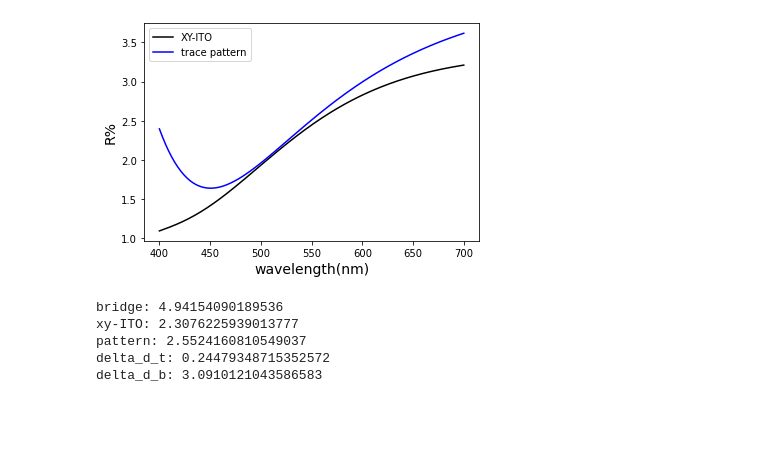
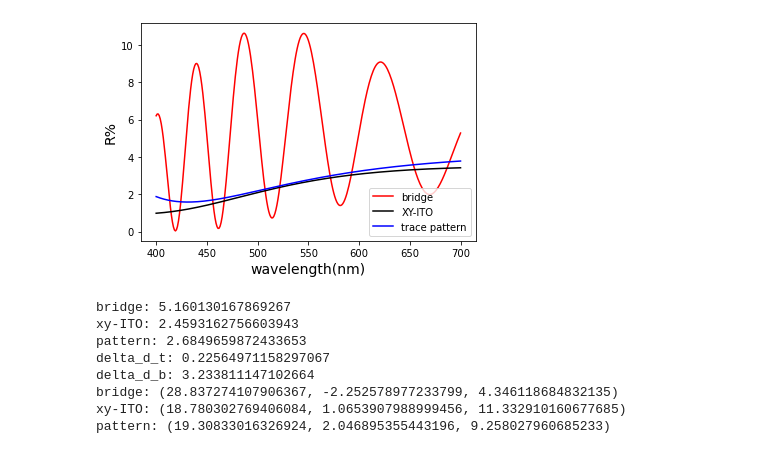
Before and after one commit to Yoway1994/ThinFilm, a Jupyter notebook: Nanya_Bonsai_simulation.ipynb, the cells around one changed output. Drawn from its saved outputs; the diff is of its cells as text; code cells hidden in the pictures; blank space fills up the shorter version.

```diff
--- a/Nanya_Bonsai_simulation.ipynb
+++ b/Nanya_Bonsai_simulation.ipynb
@@ -15,16 +16,7 @@ sodalime_Nanya = ml.open_material('sodalime_Nanya', 'Material')
 # %%
 wl = np.linspace(400, 700, 301)
 f1 = [70,28,40,6,]
-f2 = [80,35,50,13,]
-m1 = [75, 30, 45, 8]
+f3 = [68,27,37,6]
+m1 = [75,30,45,8]
+m2 = [74.51206025,33.,37.,5.82975511]
+m6 = [68.12613258,27.0826258,37.14644295,5.7344349 ]
-# %%
-CIE = pd.read_csv('CIE1931.csv')
-R = CIE['R'].values
-G = CIE['G'].values
-B = CIE['B'].values
-CIE_spec = R+G+B
-plt.plot(wl, CIE_spec, '--k')
-plt.plot(wl, R, '-r')
-plt.plot(wl, G, '-g')
-plt.plot(wl, B, '-b')
-plt.show()
@@ -33,41 +23,47 @@ plt.show()
 # %%
-tk = f1
+tk = m6
 
 wl = np.linspace(380, 780, 401)
 wl1 = np.linspace(400, 700, 301)
 hypo_bri = lambda th: tm.Design(
     [air, SiO2, ITO2, OC, ITO1, SiO2, NB, sodalime_Nanya],
     [None, th[0], th[1], 1400, 70, th[2], th[3], None]
 ).reflectance(wl1)
 
 hypo_dia = lambda th: tm.Design(
     [air, SiO2, ITO2, SiO2, NB, sodalime_Nanya],
     [None, th[0], th[1], th[2], th[3], None]
 ).reflectance(wl1)
 
 hypo_tra = lambda th: tm.Design(
     [air, SiO2, SiO2, NB, sodalime_Nanya],
     [None, th[0],th[2], th[3], None]
 ).reflectance(wl1)
 
-#plt.plot(wl1, 100*hypo_bri(tk), '-r', label = 'bridge')
+plt.plot(wl1, 100*hypo_bri(tk), '-r', label = 'bridge')
 plt.plot(wl1, 100*hypo_dia(tk), '-k', label = 'XY-ITO')
 plt.plot(wl1, 100*hypo_tra(tk), '-b', label = 'trace pattern')
 plt.xlabel('wavelength(nm)', fontsize = 14)
 plt.ylabel('R%', fontsize = 14)
 plt.legend(loc = 'best')
-plt.savefig('Nanya_Bonsai_sim_dt.png')
+#plt.savefig('Nanya_Bonsai_sim.png')
 plt.show()
 
 print('bridge:',100*np.mean(hypo_bri(tk)))
 print('xy-ITO:',100*np.mean(hypo_dia(tk)))
 print('pattern:',100*np.mean(hypo_tra(tk)))
 print('delta_d_t:',np.mean(abs(100*hypo_tra(tk)-100*hypo_dia(tk))))
 print('delta_d_b:',np.mean(abs(100*hypo_bri(tk)-100*hypo_dia(tk))))
+print('bridge:',CIE.Lab(hypo_bri(tk)))
+print('xy-ITO:',CIE.Lab(hypo_dia(tk)))
+print('pattern:',CIE.Lab(hypo_tra(tk)))
 # %% [output]
-[figure, old version]
+[figure, new version]
-bridge: 4.94154090189536
-xy-ITO: 2.3076225939013777
-pattern: 2.5524160810549037
-delta_d_t: 0.24479348715352572
-delta_d_b: 3.0910121043586583
+bridge: 5.160130167869267
+xy-ITO: 2.4593162756603943
+pattern: 2.6849659872433653
+delta_d_t: 0.22564971158297067
+delta_d_b: 3.233811147102664
+bridge: (28.837274107906367, -2.252578977233799, 4.346118684832135)
+xy-ITO: (18.780302769406084, 1.0653907988999456, 11.332910160677685)
+pattern: (19.30833016326924, 2.046895355443196, 9.258027960685233)
```
Also changed, not shown: parts of 5 cells of this notebook, 44 other files.
